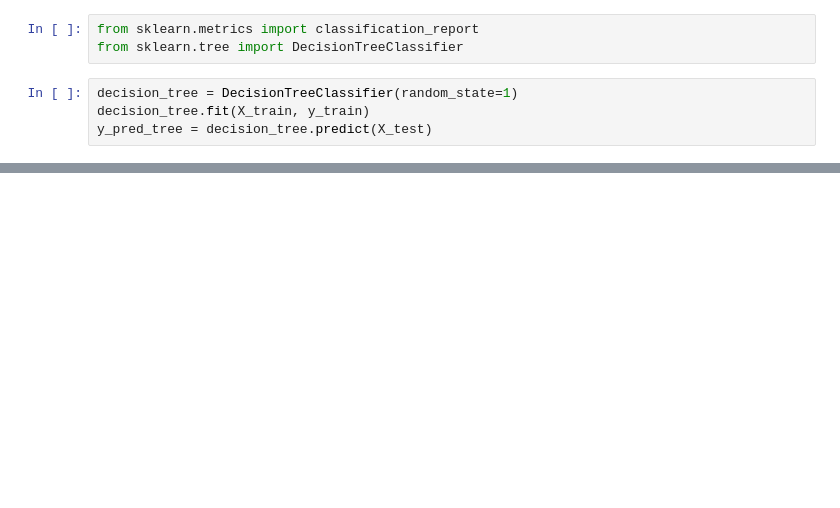
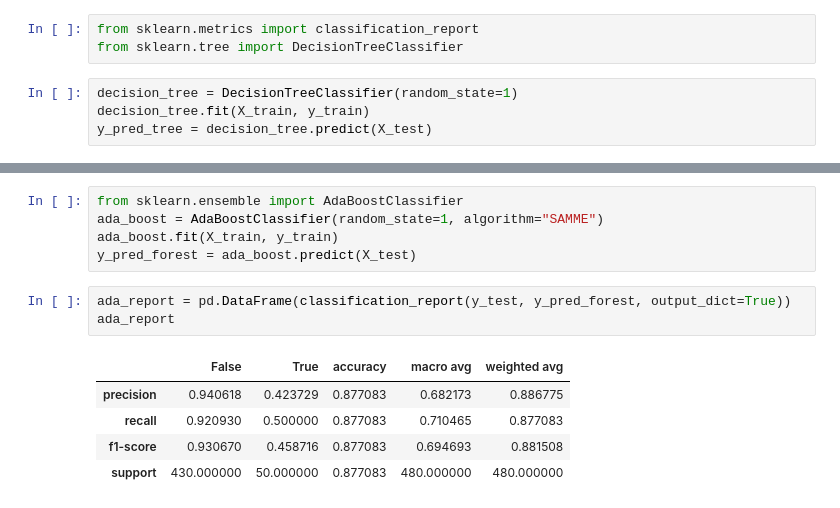
Before and after one commit to DerekRobin/Learn-ML, a Jupyter notebook: Interpretable Machine Learning/LIME-WINE/LIME_in_action.ipynb, the cells around one changed output, grey strips where cells are left out. Drawn from its saved outputs; the diff is of its cells as text; blank space fills up the shorter version.

```diff
--- a/Interpretable Machine Learning/LIME-WINE/LIME_in_action.ipynb
+++ b/Interpretable Machine Learning/LIME-WINE/LIME_in_action.ipynb
@@ -130,0 +155,14 @@ pd.DataFrame(classification_report(y_test, y_pred_tree, output_dict=True))
+# %%
+from sklearn.ensemble import AdaBoostClassifier
+ada_boost = AdaBoostClassifier(random_state=1, algorithm="SAMME")
+ada_boost.fit(X_train, y_train)
+y_pred_forest = ada_boost.predict(X_test)
+# %%
+ada_report = pd.DataFrame(classification_report(y_test, y_pred_forest, output_dict=True))
+ada_report
+# %% [output]
+|  | False | True | accuracy | macro avg | weighted avg |
+| precision | 0.940618 | 0.423729 | 0.877083 | 0.682173 | 0.886775 |
+| recall | 0.920930 | 0.500000 | 0.877083 | 0.710465 | 0.877083 |
+| f1-score | 0.930670 | 0.458716 | 0.877083 | 0.694693 | 0.881508 |
+| support | 430.000000 | 50.000000 | 0.877083 | 480.000000 | 480.000000 |
```
Also changed, not shown: parts of 22 cells of this notebook.
